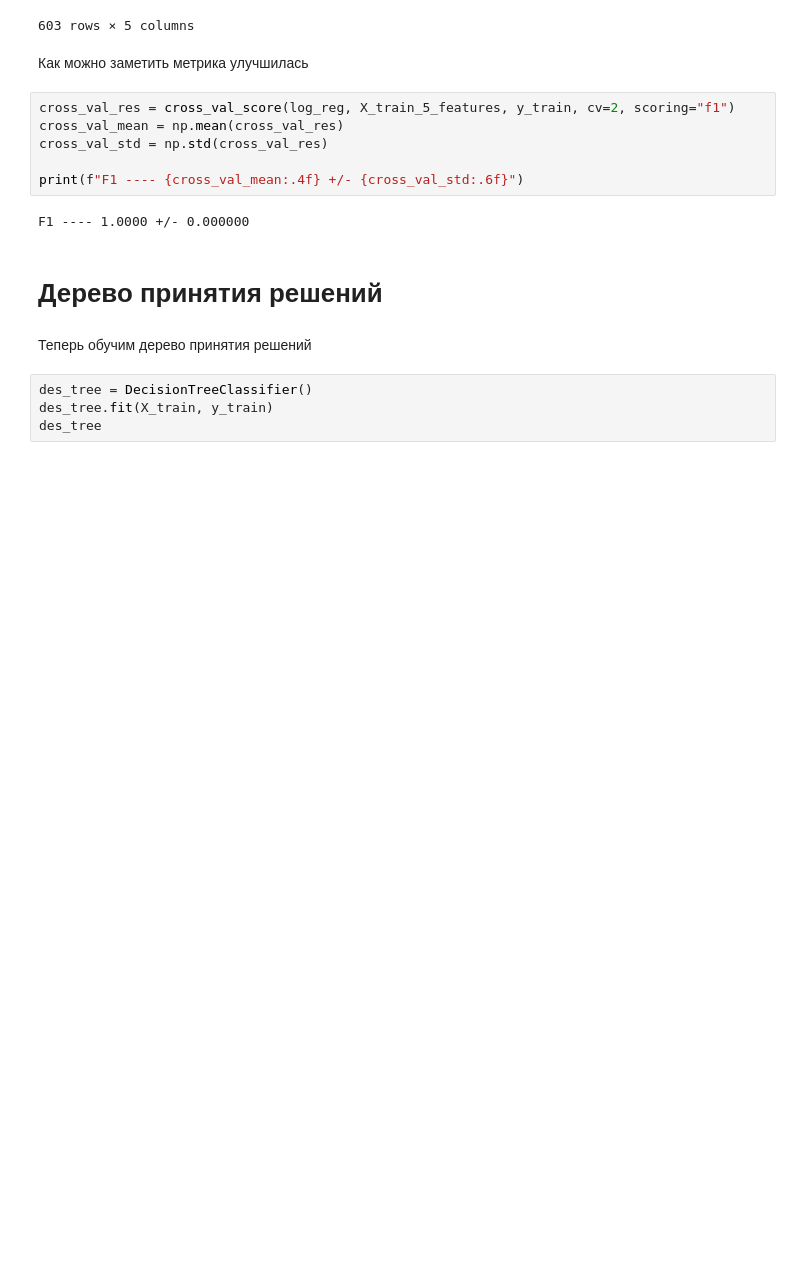
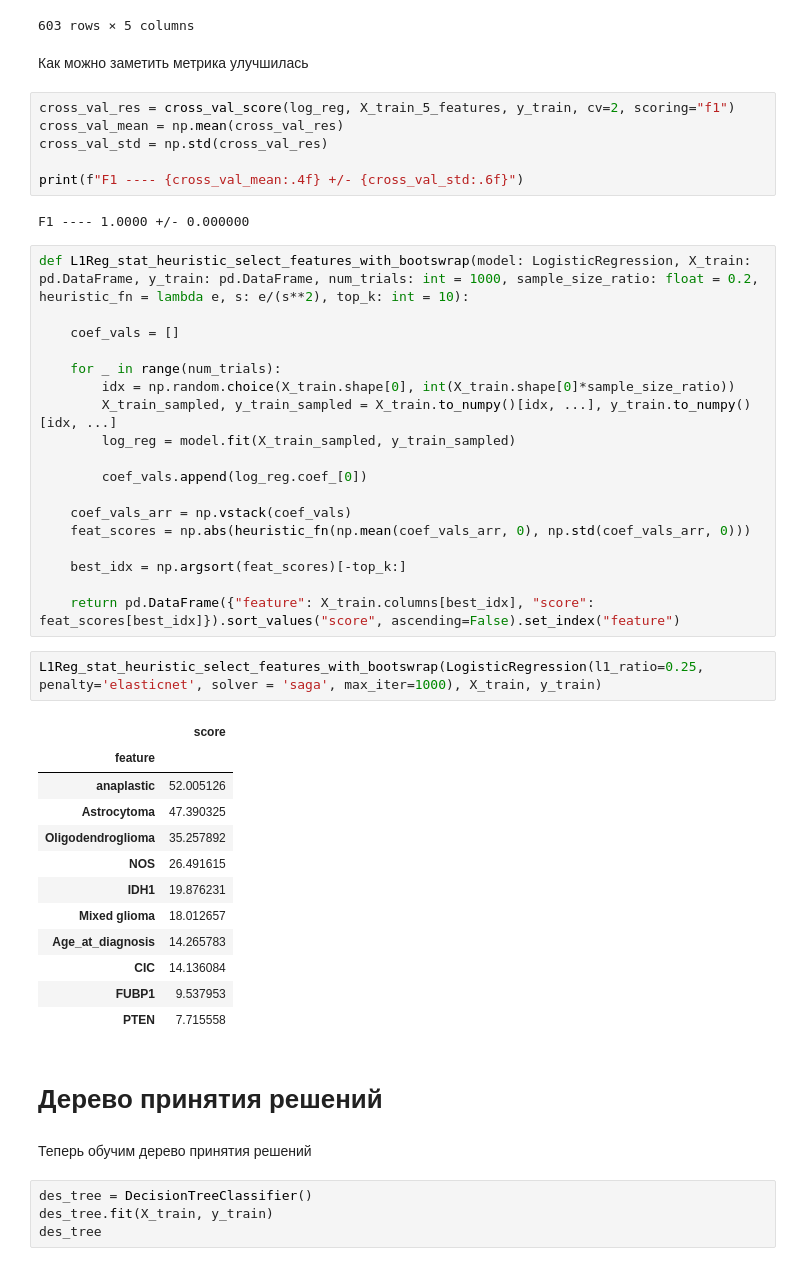
Before and after one commit to a13xbb/ml-labs-mag, a Jupyter notebook: lab1/eda.ipynb, the cells around one changed output. Drawn from its saved outputs; the diff is of its cells as text; blank space fills up the shorter version.

Commit message:
L1 selector

```diff
--- a/lab1/eda.ipynb
+++ b/lab1/eda.ipynb
@@ -236,6 +236,39 @@ cross_val_std = np.std(cross_val_res)
 print(f"F1 ---- {cross_val_mean:.4f} +/- {cross_val_std:.6f}")
 # %% [output]
 F1 ---- 1.0000 +/- 0.000000
+# %%
+def L1Reg_stat_heuristic_select_features_with_bootswrap(model: LogisticRegression, X_train: pd.DataFrame, y_train: pd.DataFrame, num_trials: int = 1000, sample_size_ratio: float = 0.2, heuristic_fn = lambda e, s: e/(s**2), top_k: int = 10):
+
+    coef_vals = []
+
+    for _ in range(num_trials):
+        idx = np.random.choice(X_train.shape[0], int(X_train.shape[0]*sample_size_ratio))
+        X_train_sampled, y_train_sampled = X_train.to_numpy()[idx, ...], y_train.to_numpy()[idx, ...]
+        log_reg = model.fit(X_train_sampled, y_train_sampled)
+
+        coef_vals.append(log_reg.coef_[0])
+
+    coef_vals_arr = np.vstack(coef_vals)
+    feat_scores = np.abs(heuristic_fn(np.mean(coef_vals_arr, 0), np.std(coef_vals_arr, 0)))
+
+    best_idx = np.argsort(feat_scores)[-top_k:]
+
+    return pd.DataFrame({"feature": X_train.columns[best_idx], "score": feat_scores[best_idx]}).sort_values("score", ascending=False).set_index("feature")
+# %%
+L1Reg_stat_heuristic_select_features_with_bootswrap(LogisticRegression(l1_ratio=0.25, penalty='elasticnet', solver = 'saga', max_iter=1000), X_train, y_train)
+# %% [output]
+|  | score |
+| feature |  |
+| anaplastic | 52.005126 |
+| Astrocytoma | 47.390325 |
+| Oligodendroglioma | 35.257892 |
+| NOS | 26.491615 |
+| IDH1 | 19.876231 |
+| Mixed glioma | 18.012657 |
+| Age_at_diagnosis | 14.265783 |
+| CIC | 14.136084 |
+| FUBP1 | 9.537953 |
+| PTEN | 7.715558 |
 # %% [markdown]
 # Дерево принятия решений
 # %% [markdown]
```
